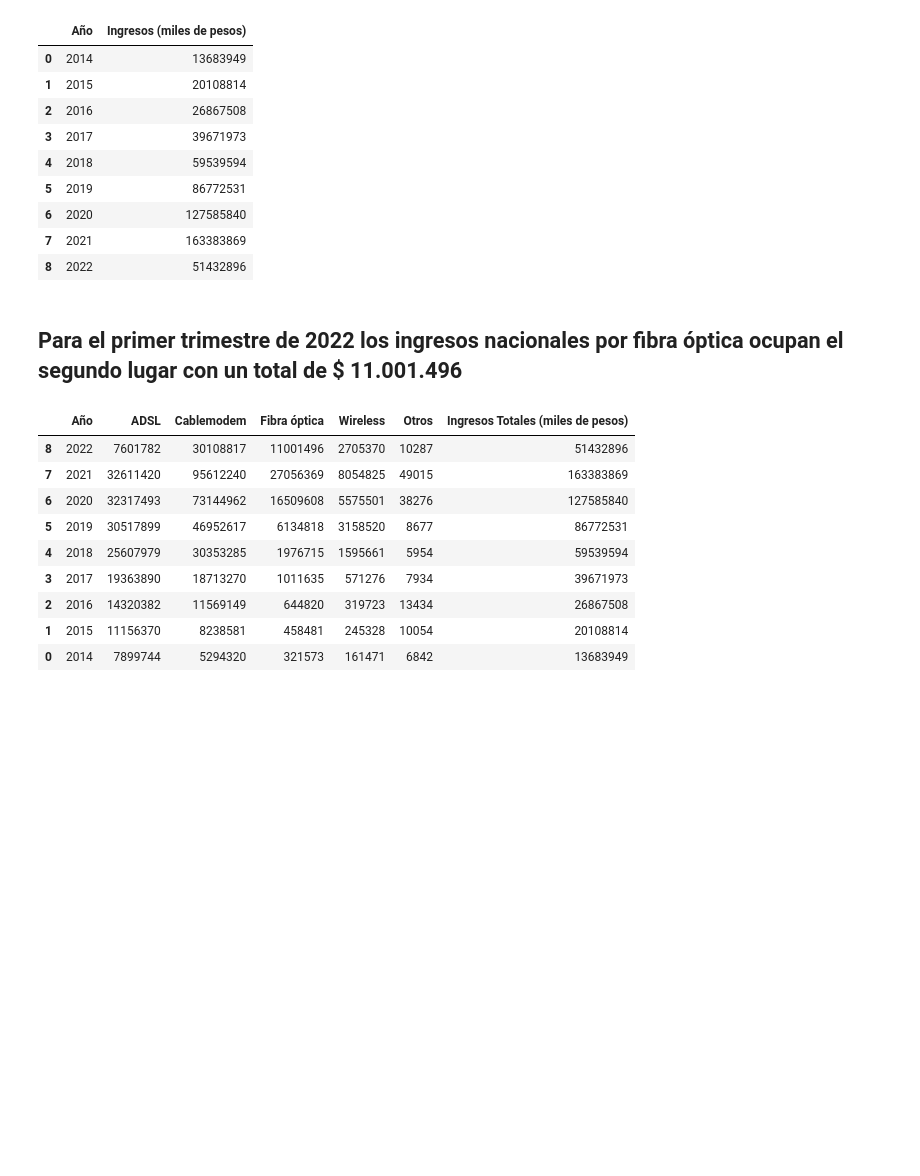
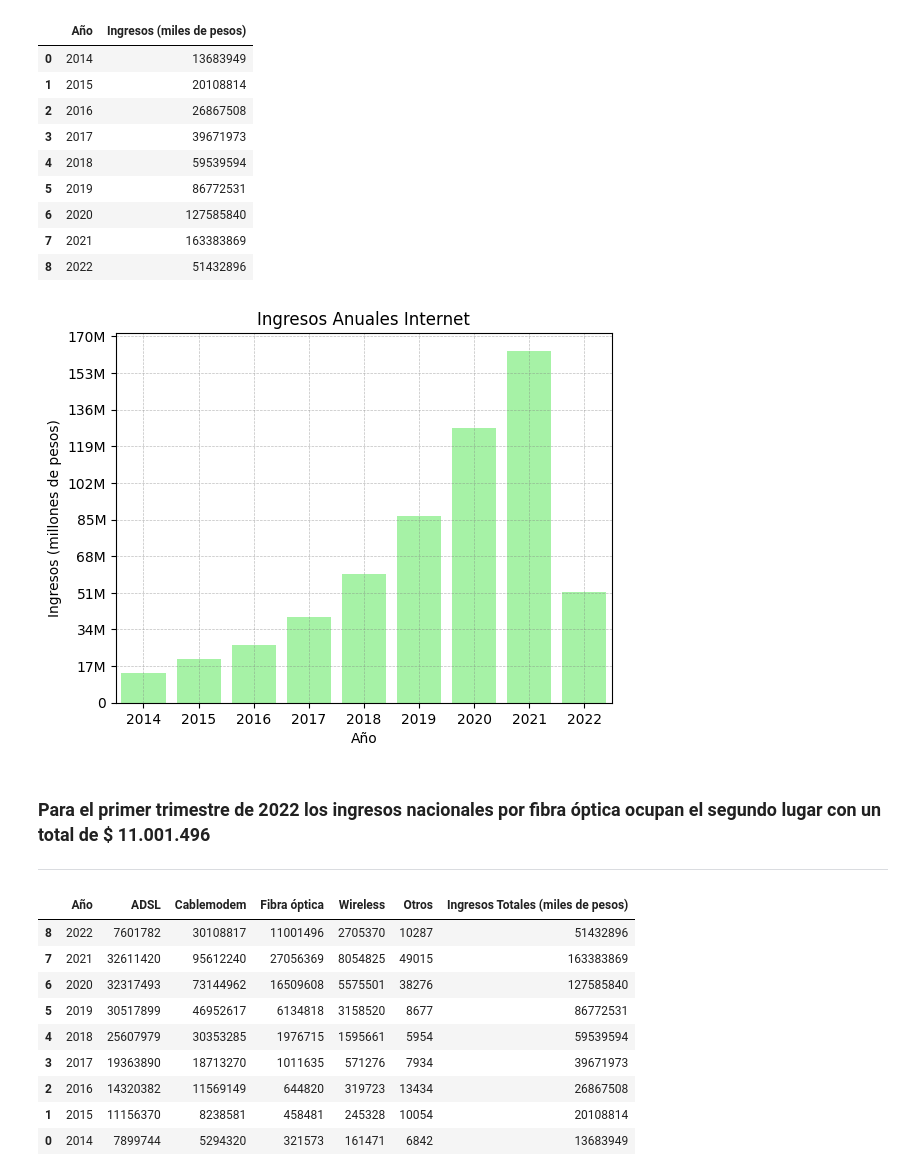
Before and after one commit to volpo/Telecomuniation_PI, a Jupyter notebook: EDA.ipynb, the cells around one changed output. Saved outputs shown, nothing was run; the diff lists cells and outputs as text; code cells hidden in the pictures; blank space fills up the shorter version.

```diff
--- a/EDA.ipynb
+++ b/EDA.ipynb
@@ -325,8 +339,23 @@ ingresos_anuales
 | 6 | 2020 | 127585840 |
 | 7 | 2021 | 163383869 |
 | 8 | 2022 | 51432896 |
+# %%
+sns.barplot(data=ingresos_anuales, x="Año", y="Ingresos (miles de pesos)", color='#99FF99')
+# Generar la lista de etiquetas personalizada
+plt.grid(color='gray', linestyle='--', linewidth=0.5, alpha=0.5)
+labels = ['0','17M','34M', '51M', '68M', '85M', '102M', '119M','136M', '153M', '170M']
+# Establecer las etiquetas del eje y
+#plt.ylim(0, 170000000)
+plt.yticks(np.arange(0, 170000001, step=17000000), labels)
+plt.ylabel('Ingresos (millones de pesos)')
+plt.title('Ingresos Anuales Internet')
+plt.show()
+# %% [output]
+[figure, added]
 # %% [markdown]
-## Para el primer trimestre de 2022 los ingresos nacionales por fibra óptica ocupan el segundo lugar con un total de $ 11.001.496
+### Para el primer trimestre de 2022 los ingresos nacionales por fibra óptica ocupan el segundo lugar con un total de $ 11.001.496
+
+----
 # %%
 Ingresos_Anuales_x_Tecnologia = pd.DataFrame()
 Ingresos_Anuales_x_Tecnologia['Año'] = ingresos_anuales['Año']
```
Also changed, not shown: parts of 8 cells of this notebook, 1 other file.
